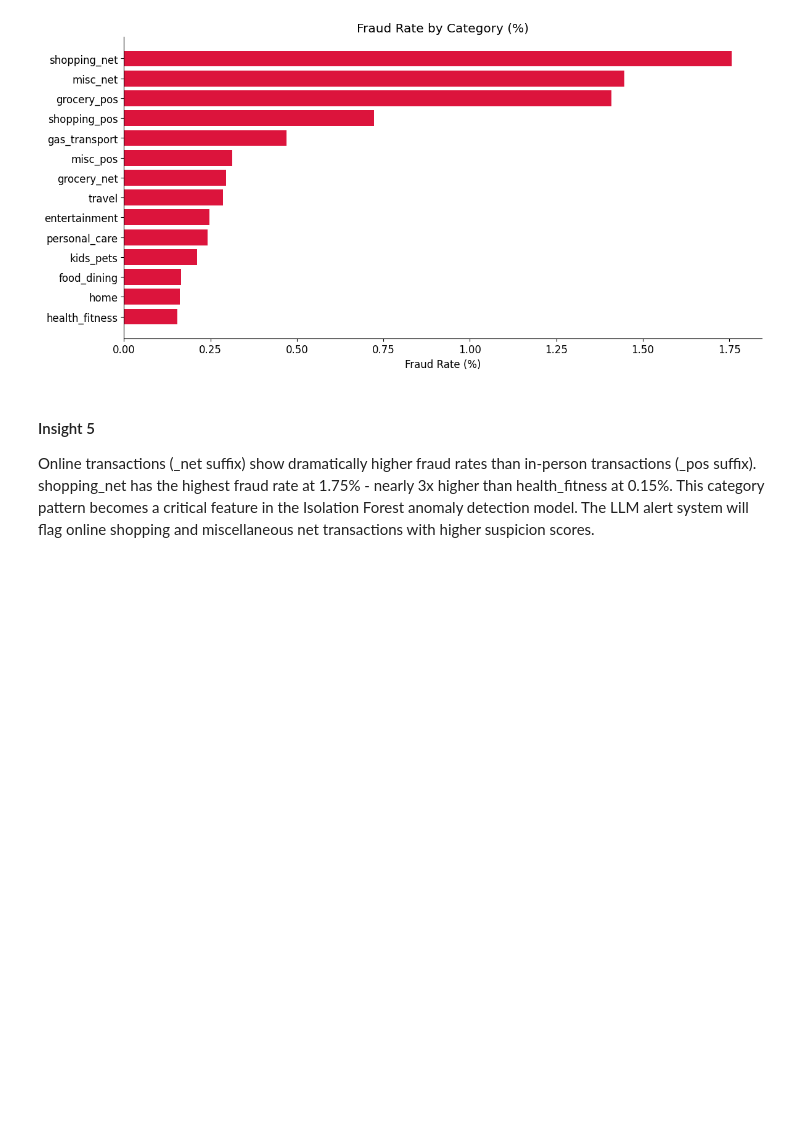
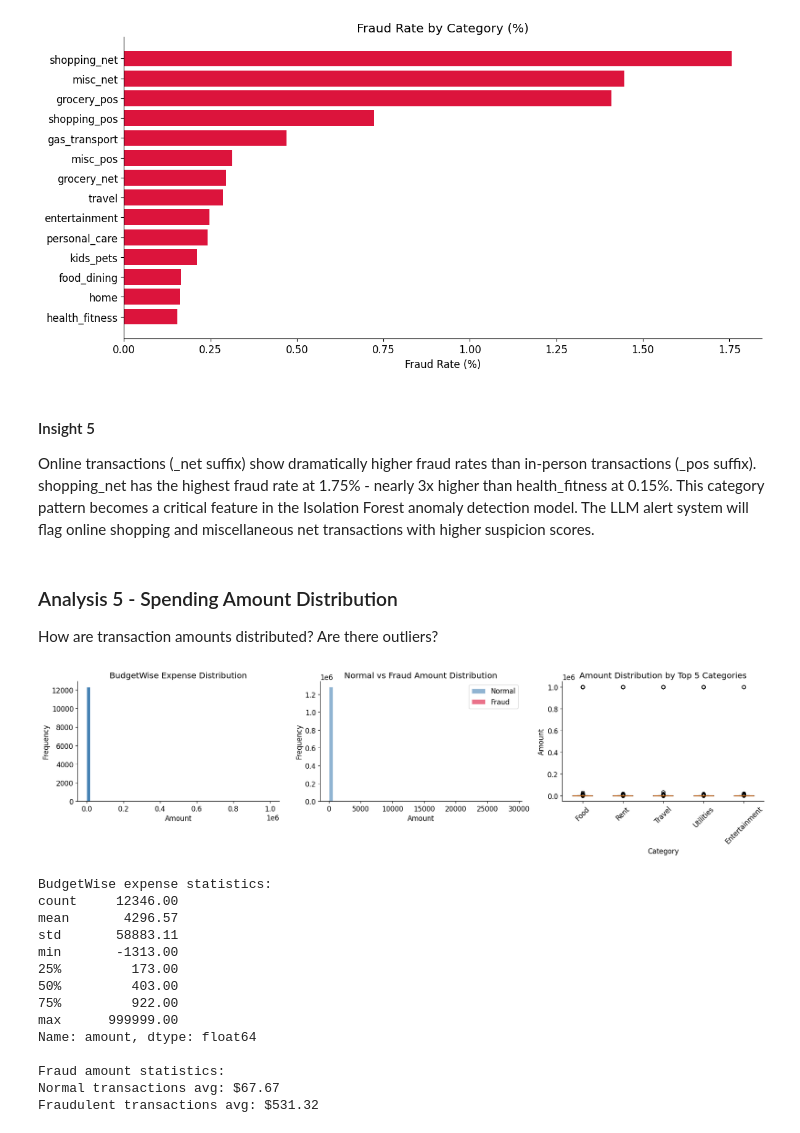
Before and after one commit to hsgit19/FinFlow, a Jupyter notebook: notebooks/02_EDA.ipynb, the cells around one changed output. Saved outputs shown, nothing was run; the diff lists cells and outputs as text; code cells hidden in the pictures; blank space fills up the shorter version.

Commit message:
Phase 3 complete: EDA with 6 business insights and 5 charts

```diff
--- a/notebooks/02_EDA.ipynb
+++ b/notebooks/02_EDA.ipynb
@@ -494,3 +494,67 @@ fraud rate at 1.75% - nearly 3x higher than health_fitness at 0.15%.
 This category pattern becomes a critical feature in the Isolation Forest
 anomaly detection model. The LLM alert system will flag online shopping
 and miscellaneous net transactions with higher suspicion scores.
+# %% [markdown]
+### Analysis 5 - Spending Amount Distribution
+How are transaction amounts distributed? Are there outliers?
+# %%
+# Cell 10 - Amount distribution and outlier detection
+fig, axes = plt.subplots(1, 3, figsize=(18, 5))
+
+# BudgetWise expense distribution
+axes[0].hist(expenses['amount'], bins=50, color='steelblue', edgecolor='white')
+axes[0].set_title('BudgetWise Expense Distribution')
+axes[0].set_xlabel('Amount')
+axes[0].set_ylabel('Frequency')
+
+# Fraud dataset amount distribution - normal vs fraud
+normal = fraud[fraud['is_fraud'] == 0]['amount']
+fraudulent = fraud[fraud['is_fraud'] == 1]['amount']
+
+axes[1].hist(normal, bins=50, alpha=0.6, color='steelblue',
+             label='Normal', edgecolor='white')
+axes[1].hist(fraudulent, bins=50, alpha=0.6, color='crimson',
+             label='Fraud', edgecolor='white')
+axes[1].set_title('Normal vs Fraud Amount Distribution')
+axes[1].set_xlabel('Amount')
+axes[1].set_ylabel('Frequency')
+axes[1].legend()
+
+# Box plot of expense amounts by top 5 categories
+top5 = expenses['category'].value_counts().head(5).index
+exp_top5 = expenses[expenses['category'].isin(top5)]
+categories = [exp_top5[exp_top5['category']==cat]['amount'].values
+              for cat in top5]
+axes[2].boxplot(categories, labels=top5, patch_artist=True)
+axes[2].set_title('Amount Distribution by Top 5 Categories')
+axes[2].set_xlabel('Category')
+axes[2].set_ylabel('Amount')
+axes[2].tick_params(axis='x', rotation=45)
+
+plt.tight_layout()
+plt.savefig('../docs/amount_distribution.png', dpi=150, bbox_inches='tight')
+plt.show()
+
+# Print key statistics
+print("BudgetWise expense statistics:")
+print(expenses['amount'].describe().round(2))
+print()
+print("Fraud amount statistics:")
+print(f"Normal transactions avg: ${normal.mean():.2f}")
+print(f"Fraudulent transactions avg: ${fraudulent.mean():.2f}")
+# %% [output]
+[figure, added]
+BudgetWise expense statistics:
+count     12346.00
+mean       4296.57
+std       58883.11
+min       -1313.00
+25%         173.00
+50%         403.00
+75%         922.00
+max      999999.00
+Name: amount, dtype: float64
+
+Fraud amount statistics:
+Normal transactions avg: $67.67
+Fraudulent transactions avg: $531.32
```
Also changed, not shown: parts of 3 cells of this notebook, 2 other files.
